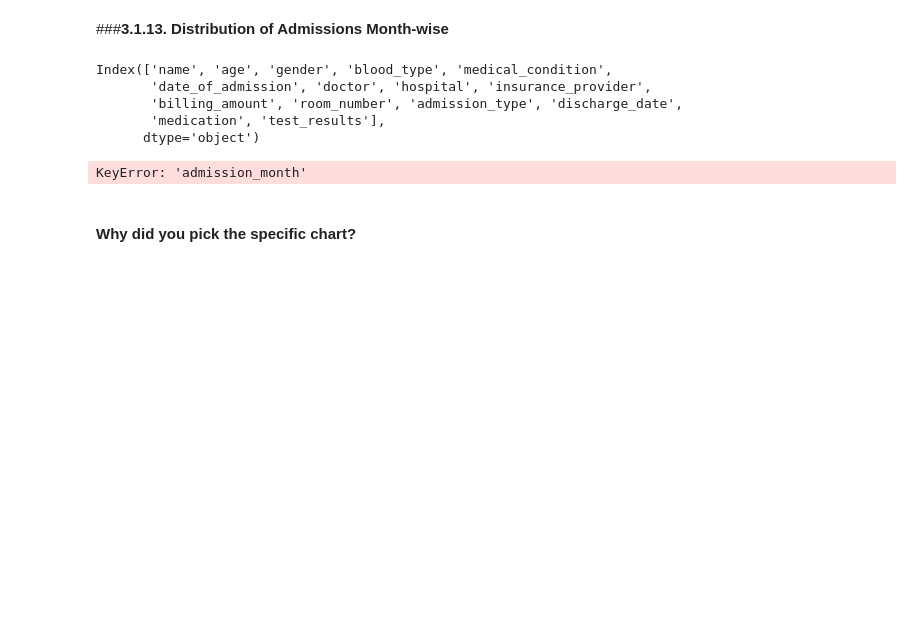
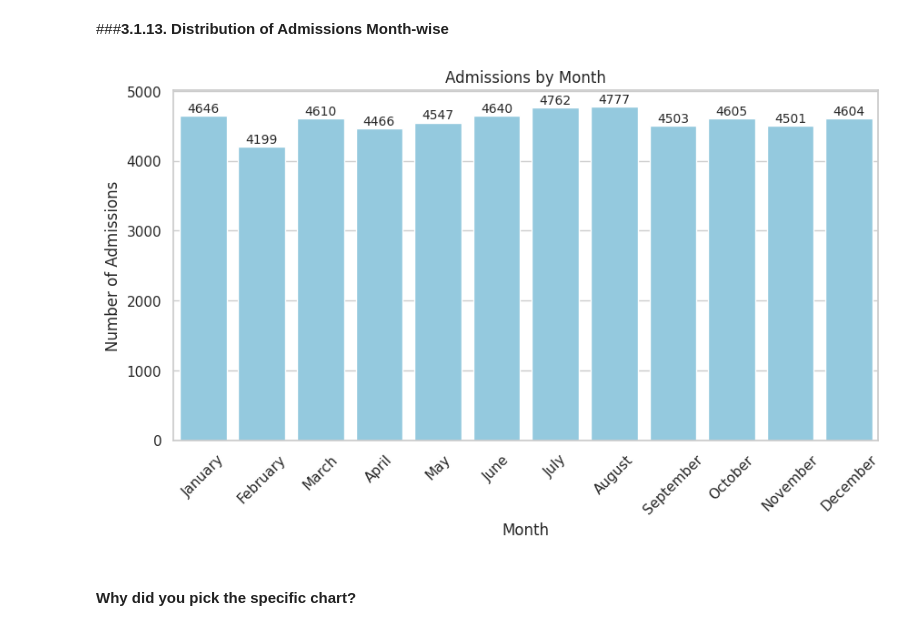
Before and after one commit to Sagarjain93/Healthcare, a Jupyter notebook: Healthcare.ipynb, the cells around one changed output. Drawn from its saved outputs; the diff is of its cells as text; code cells hidden in the pictures; blank space fills up the shorter version.

```diff
--- a/Healthcare.ipynb
+++ b/Healthcare.ipynb
@@ -1328,43 +1400,41 @@ A histogram with KDE (Kernel Density Estimation) was chosen because it effective
 No high-value concentration: Since there is no clear peak at higher billing amounts, the hospital might be missing opportunities for premium or specialized services that generate higher revenue.
 # %% [markdown]
 ###**3.1.13. Distribution of Admissions Month-wise**
-# %%
-df.columns
-# %% [output]
-Index(['name', 'age', 'gender', 'blood_type', 'medical_condition',
-       'date_of_admission', 'doctor', 'hospital', 'insurance_provider',
-       'billing_amount', 'room_number', 'admission_type', 'discharge_date',
-       'medication', 'test_results'],
-      dtype='object')
 # %%
-# Chart No. 13
-
+#Chart No. 13
 import calendar
 
-# Ensure month order is correct (Jan-Dec)
-month_order = list(calendar.month_name[1:])  # ['January', 'February', ..., 'December']
-month_counts = df['admission_month'].value_counts().reindex(month_order)
+# Ensure date_of_admission is in datetime format
+df['date_of_admission'] = pd.to_datetime(df['date_of_admission'])
 
+# Create a month name column
+df['admission_month'] = df['date_of_admission'].dt.month_name()
+
+# Ensure month order Jan–Dec
+month_order = list(calendar.month_name[1:])
+month_counts = df['admission_month'].value_counts().reindex(month_order, fill_value=0)
+
+# Plot
 plt.figure(figsize=(10,5))
 bars = sns.barplot(x=month_counts.index,
                    y=month_counts.values,
                    color='skyblue')
 
 plt.title('Admissions by Month')
 plt.xlabel('Month')
 plt.ylabel('Number of Admissions')
 plt.xticks(rotation=45)
 
 # Add values on bars
 for i, bar in enumerate(bars.patches):
     plt.text(bar.get_x() + bar.get_width()/2,
-             bar.get_height() + 50,         # position slightly above bar
+             bar.get_height() + 50,
              int(bar.get_height()),
              ha='center', fontsize=10)
 
 plt.show()
 # %% [output]
-KeyError: 'admission_month'
+[figure, added]
 # %% [markdown]
 #### **Why did you pick the specific chart?**
 # %% [markdown]
```
Also changed, not shown: parts of 53 cells of this notebook.
